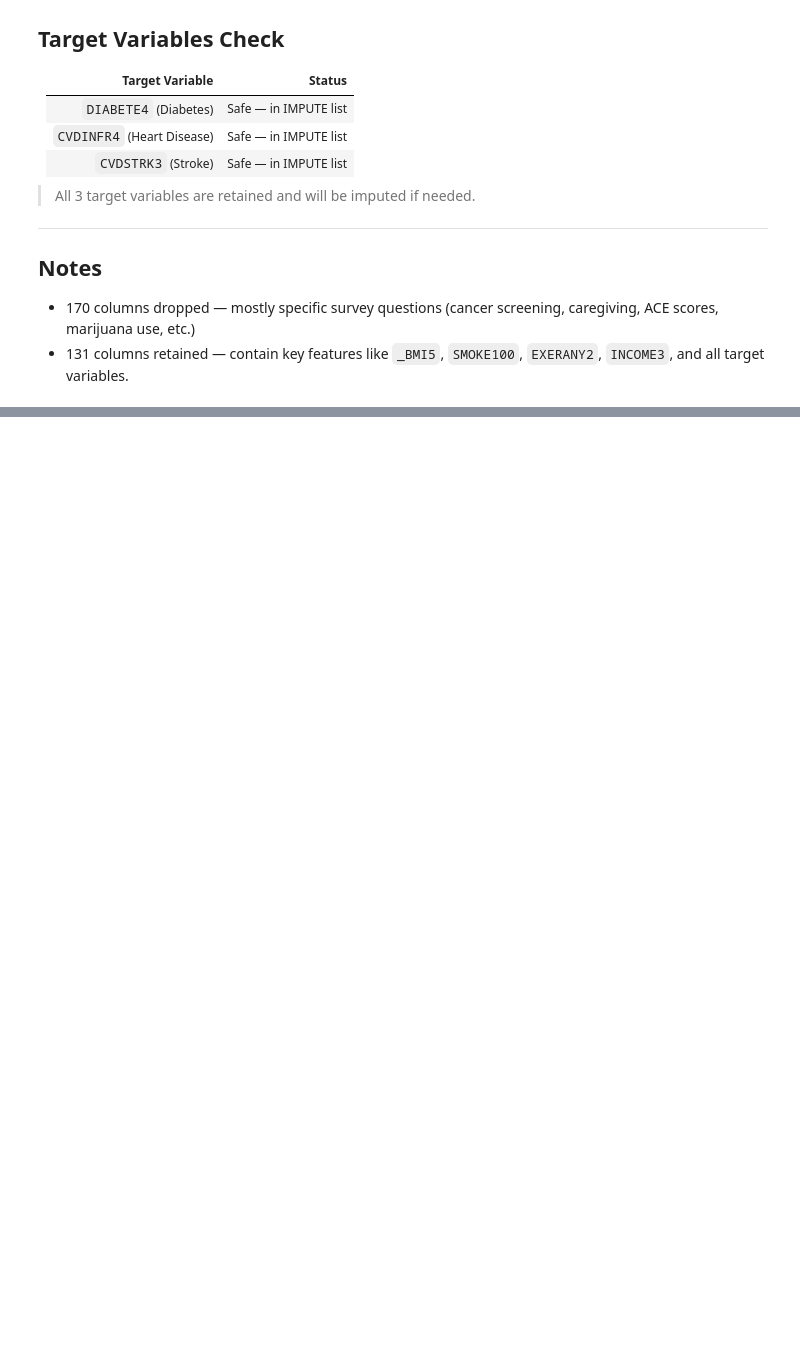
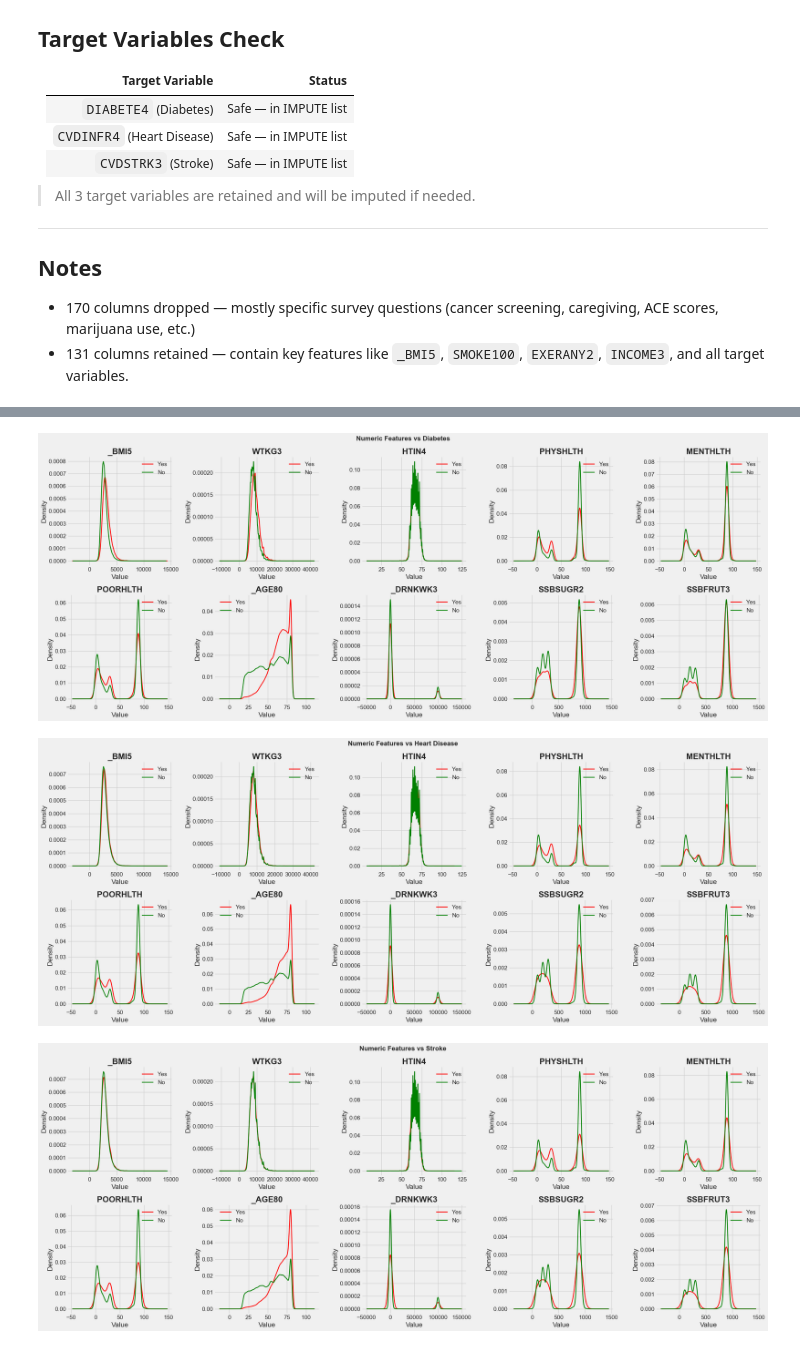
Before and after one commit to TrexTamzid/PulseInsightAI, a Jupyter notebook: Notebooks/01_EDY.ipynb, the cells around one changed output, grey strips where cells are left out. Saved outputs shown, nothing was run; the diff lists cells and outputs as text; code cells hidden in the pictures; blank space fills up the shorter version.

```diff
--- a/Notebooks/01_EDY.ipynb
+++ b/Notebooks/01_EDY.ipynb
@@ -159,0 +506,29 @@ Total columns to IMPUTE: 131
+# %%
+target_values = {
+    'DIABETE4': {'yes': 1.0, 'no': 3.0},
+    'CVDINFR4': {'yes': 1.0, 'no': 2.0},
+    'CVDSTRK3': {'yes': 1.0, 'no': 2.0},
+}
+
+for target, tname in zip(['DIABETE4', 'CVDINFR4', 'CVDSTRK3'], ['Diabetes', 'Heart Disease', 'Stroke']):
+    fig, axes = plt.subplots(2, 5, figsize=(25, 10))
+    axes = axes.flatten()
+
+    yes_val = target_values[target]['yes']
+    no_val = target_values[target]['no']
+
+    for i, col in enumerate(key_numeric_cols):
+        for val, label, color in zip([yes_val, no_val], ['Yes', 'No'], ['red', 'green']):
+            subset = df[df[target] == val][col].dropna()
+            subset.plot.kde(ax=axes[i], label=label, color=color, linewidth=2)
+        axes[i].set_title(f'{col}', fontweight='bold')
+        axes[i].set_xlabel('Value')
+        axes[i].legend()
+
+    plt.suptitle(f'Numeric Features vs {tname}', fontsize=16, fontweight='bold')
+    plt.tight_layout()
+    plt.show()
+# %% [output]
+[figure, added]
+[figure, added]
+[figure, added]
```
Also changed, not shown: parts of 14 cells of this notebook, 4 other files.
